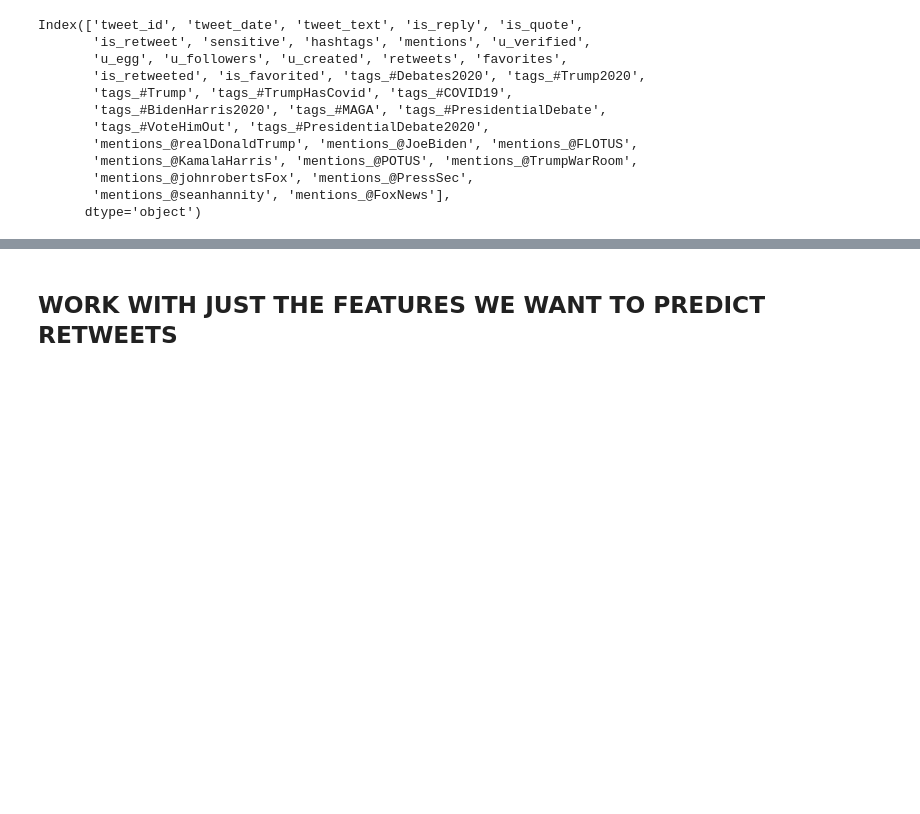
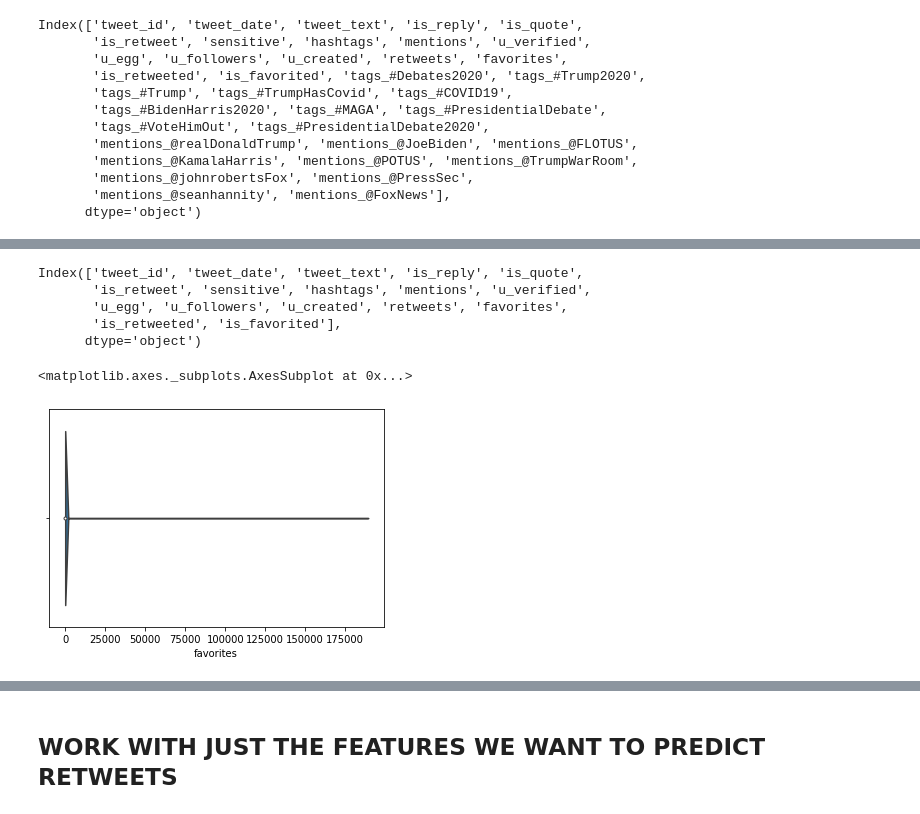
Before and after one commit to cjholcomb/paranormal-distribution, a Jupyter notebook: notebooks/Heathers_twitter.ipynb, the cells around one changed output, grey strips where cells are left out. Saved outputs shown, nothing was run; the diff lists cells and outputs as text; code cells hidden in the pictures; blank space fills up the shorter version.

```diff
--- a/notebooks/Heathers_twitter.ipynb
+++ b/notebooks/Heathers_twitter.ipynb
@@ -200,0 +213,15 @@ Index(['tweet_id', 'tweet_date', 'tweet_text', 'is_reply', 'is_quote',
+# %%
+df.columns
+# %% [output]
+Index(['tweet_id', 'tweet_date', 'tweet_text', 'is_reply', 'is_quote',
+       'is_retweet', 'sensitive', 'hashtags', 'mentions', 'u_verified',
+       'u_egg', 'u_followers', 'u_created', 'retweets', 'favorites',
+       'is_retweeted', 'is_favorited'],
+      dtype='object')
+# %%
+df['tweet_length'] = [len(x) for x in df['tweet_text']]
+# %%
+sns.violinplot(df[df.favorites != 1].favorites)
+# %% [output]
+<matplotlib.axes._subplots.AxesSubplot at 0x...>
+[figure, added]
```
Also changed, not shown: parts of 19 cells of this notebook, 2 other files.
